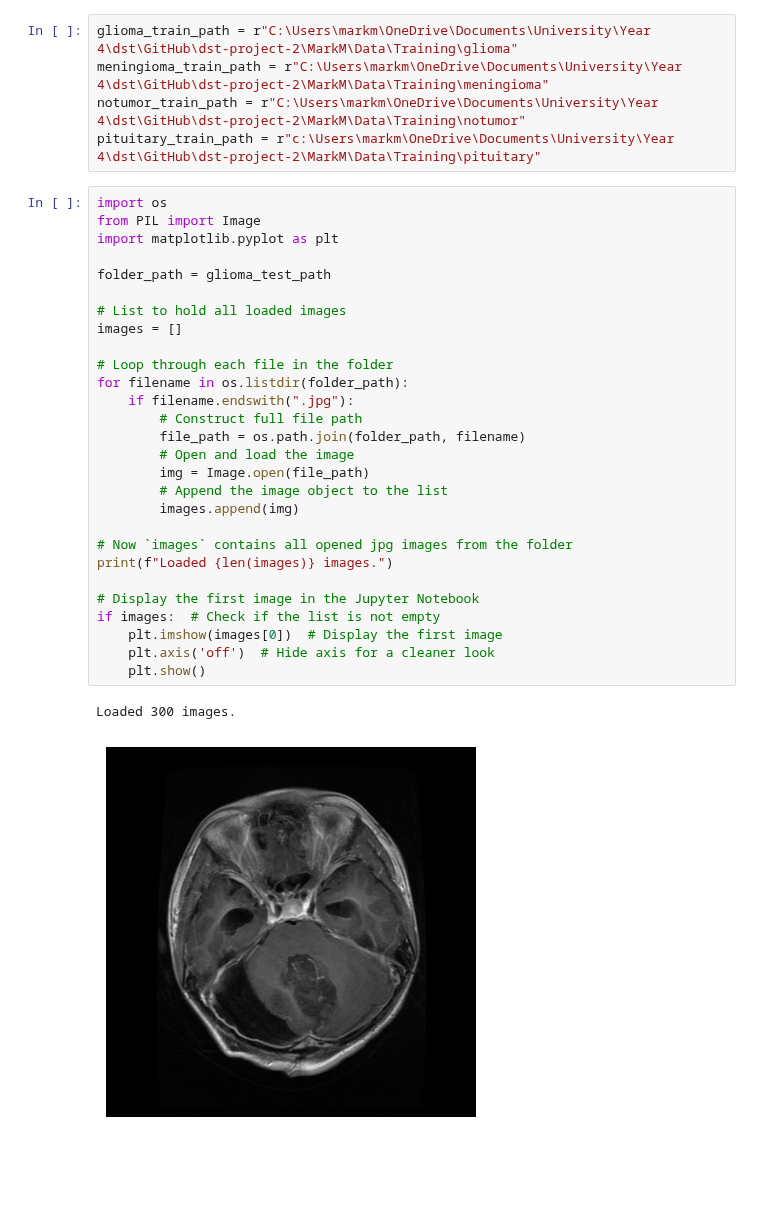
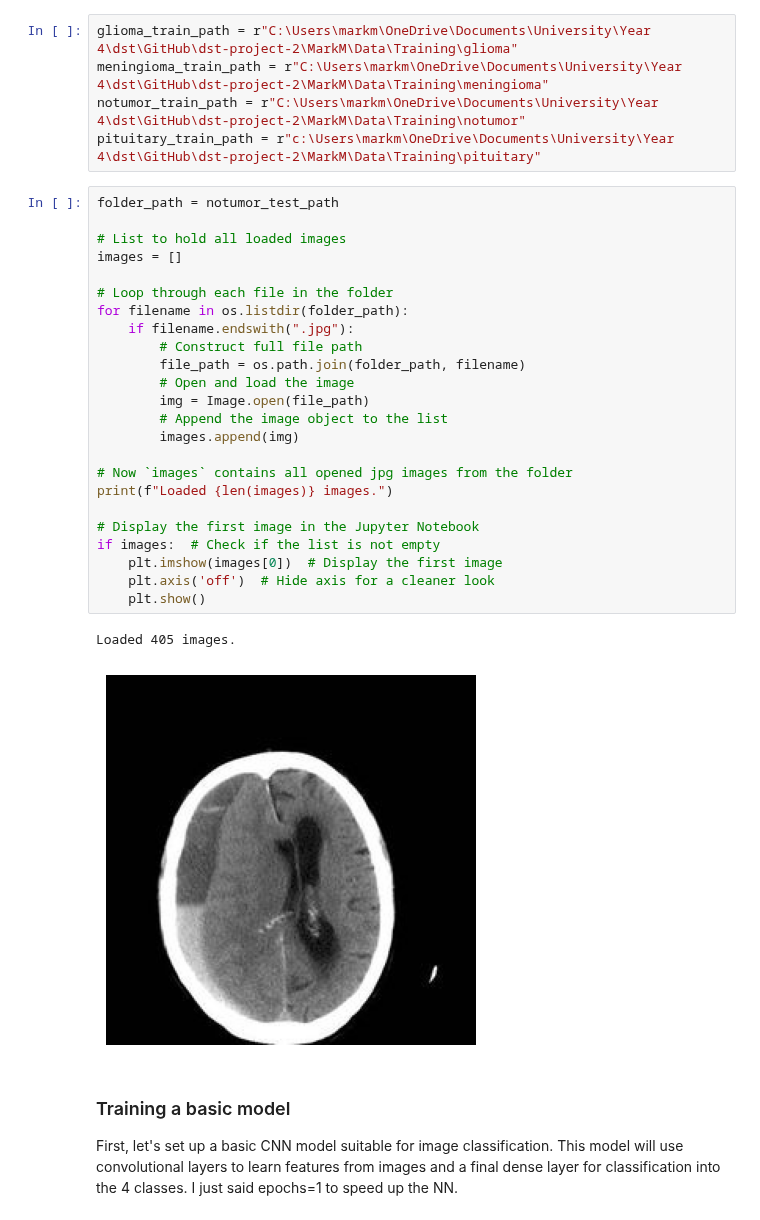
Before and after one commit to shrey1411/dst-group-project-2, a Jupyter notebook: MarkM/ExploringDataset.ipynb, the cells around one changed output. Cells and saved outputs as stored; diff of their text form; blank space fills up the shorter version.

```diff
--- a/MarkM/ExploringDataset.ipynb
+++ b/MarkM/ExploringDataset.ipynb
@@ -13,33 +25,33 @@ meningioma_train_path = r"C:\Users\markm\OneDrive\Documents\University\Year 4\ds
 notumor_train_path = r"C:\Users\markm\OneDrive\Documents\University\Year 4\dst\GitHub\dst-project-2\MarkM\Data\Training\notumor"
 pituitary_train_path = r"c:\Users\markm\OneDrive\Documents\University\Year 4\dst\GitHub\dst-project-2\MarkM\Data\Training\pituitary"
 # %%
-import os
-from PIL import Image
-import matplotlib.pyplot as plt
-
-folder_path = glioma_test_path
+folder_path = notumor_test_path
 
 # List to hold all loaded images
 images = []
 
 # Loop through each file in the folder
 for filename in os.listdir(folder_path):
     if filename.endswith(".jpg"):
         # Construct full file path
         file_path = os.path.join(folder_path, filename)
         # Open and load the image
         img = Image.open(file_path)
         # Append the image object to the list
         images.append(img)
 
 # Now `images` contains all opened jpg images from the folder
 print(f"Loaded {len(images)} images.")
 
 # Display the first image in the Jupyter Notebook
 if images:  # Check if the list is not empty
     plt.imshow(images[0])  # Display the first image
     plt.axis('off')  # Hide axis for a cleaner look
     plt.show()
 # %% [output]
-Loaded 300 images.
+Loaded 405 images.
-[figure, old version]
+[figure, new version]
+# %% [markdown]
+### Training a basic model
+
+First, let's set up a basic CNN model suitable for image classification. This model will use convolutional layers to learn features from images and a final dense layer for classification into the 4 classes. I just said epochs=1 to speed up the NN.
```
Also changed, not shown: parts of 6 cells of this notebook.
